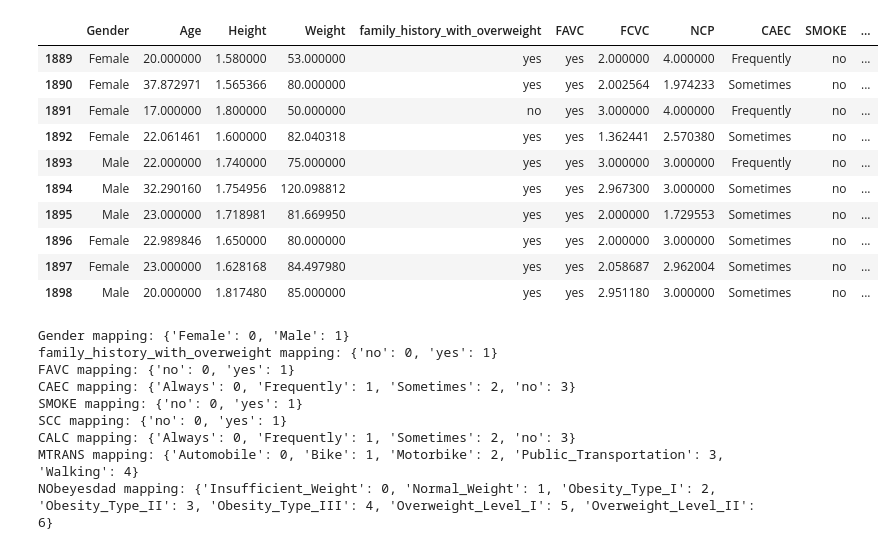
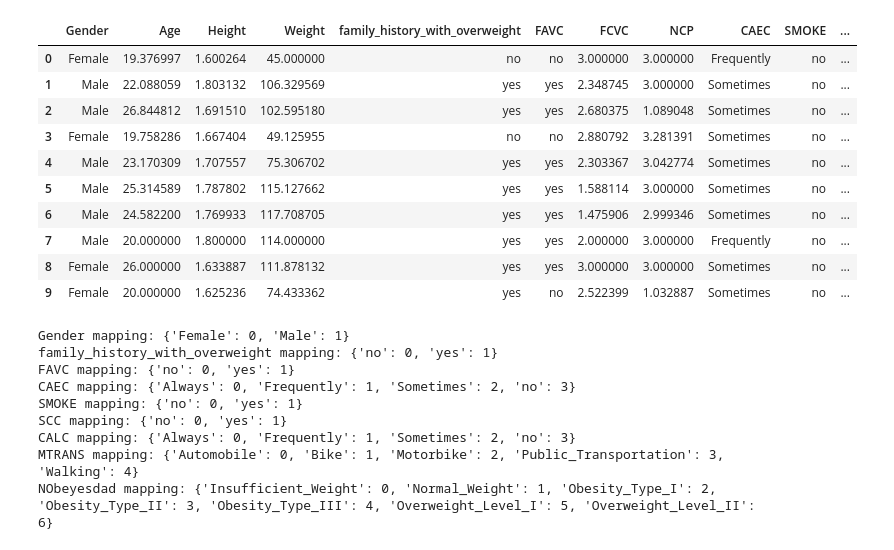
Before and after one commit to othytrigui/Obesity-level-prediction, a Jupyter notebook: main.ipynb, the cells around one changed output. Drawn from its saved outputs; the diff is of its cells as text; code cells hidden in the pictures.

```diff
--- a/main.ipynb
+++ b/main.ipynb
@@ -1,22 +16,18 @@
 # %%
-import pandas as pd
-from sklearn.preprocessing import LabelEncoder
-
 df = pd.read_csv(r'data/train.csv')
-
-df.tail(10)
+df.head(10)
 # %% [output]
 |  | Gender | Age | Height | Weight | family_history_with_overweight | FAVC | FCVC | NCP | CAEC | SMOKE | ... |
-| 1889 | Female | 20.000000 | 1.580000 | 53.000000 | yes | yes | 2.000000 | 4.000000 | Frequently | no | ... |
-| 1890 | Female | 37.872971 | 1.565366 | 80.000000 | yes | yes | 2.002564 | 1.974233 | Sometimes | no | ... |
-| 1891 | Female | 17.000000 | 1.800000 | 50.000000 | no | yes | 3.000000 | 4.000000 | Frequently | no | ... |
-| 1892 | Female | 22.061461 | 1.600000 | 82.040318 | yes | yes | 1.362441 | 2.570380 | Sometimes | no | ... |
-| 1893 | Male | 22.000000 | 1.740000 | 75.000000 | yes | yes | 3.000000 | 3.000000 | Frequently | no | ... |
-| 1894 | Male | 32.290160 | 1.754956 | 120.098812 | yes | yes | 2.967300 | 3.000000 | Sometimes | no | ... |
-| 1895 | Male | 23.000000 | 1.718981 | 81.669950 | yes | yes | 2.000000 | 1.729553 | Sometimes | no | ... |
-| 1896 | Female | 22.989846 | 1.650000 | 80.000000 | yes | yes | 2.000000 | 3.000000 | Sometimes | no | ... |
-| 1897 | Female | 23.000000 | 1.628168 | 84.497980 | yes | yes | 2.058687 | 2.962004 | Sometimes | no | ... |
-| 1898 | Male | 20.000000 | 1.817480 | 85.000000 | yes | yes | 2.951180 | 3.000000 | Sometimes | no | ... |
+| 0 | Female | 19.376997 | 1.600264 | 45.000000 | no | no | 3.000000 | 3.000000 | Frequently | no | ... |
+| 1 | Male | 22.088059 | 1.803132 | 106.329569 | yes | yes | 2.348745 | 3.000000 | Sometimes | no | ... |
+| 2 | Male | 26.844812 | 1.691510 | 102.595180 | yes | yes | 2.680375 | 1.089048 | Sometimes | no | ... |
+| 3 | Female | 19.758286 | 1.667404 | 49.125955 | no | no | 2.880792 | 3.281391 | Sometimes | no | ... |
+| 4 | Male | 23.170309 | 1.707557 | 75.306702 | yes | yes | 2.303367 | 3.042774 | Sometimes | no | ... |
+| 5 | Male | 25.314589 | 1.787802 | 115.127662 | yes | yes | 1.588114 | 3.000000 | Sometimes | no | ... |
+| 6 | Male | 24.582200 | 1.769933 | 117.708705 | yes | yes | 1.475906 | 2.999346 | Sometimes | no | ... |
+| 7 | Male | 20.000000 | 1.800000 | 114.000000 | yes | yes | 2.000000 | 3.000000 | Frequently | no | ... |
+| 8 | Female | 26.000000 | 1.633887 | 111.878132 | yes | yes | 3.000000 | 3.000000 | Sometimes | no | ... |
+| 9 | Female | 20.000000 | 1.625236 | 74.433362 | yes | no | 2.522399 | 1.032887 | Sometimes | no | ... |
 # %%
 # Create a label encoder object
 le = LabelEncoder()
```
Also changed, not shown: parts of 9 cells of this notebook.
